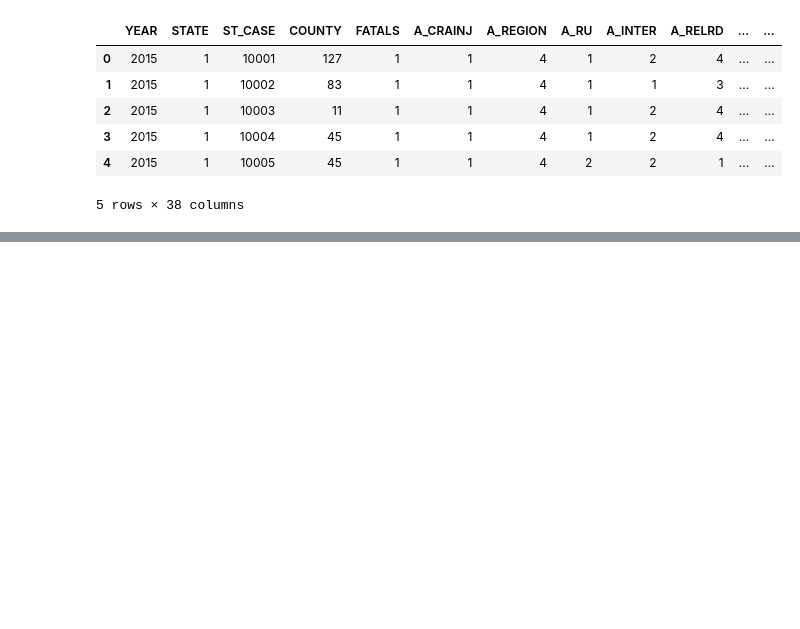
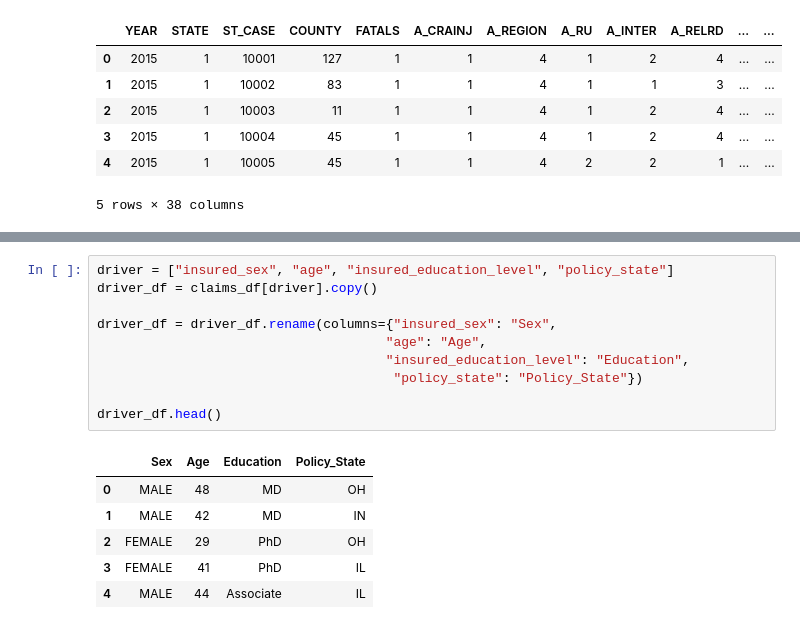
Before and after one commit to aftheiss/Auto-Collision-ETL, a Jupyter notebook: auto_collision.ipynb, the cells around one changed output, grey strips where cells are left out. Cells and saved outputs as stored; diff of their text form; blank space fills up the shorter version.

```diff
--- a/auto_collision.ipynb
+++ b/auto_collision.ipynb
@@ -30,0 +47,17 @@ accident_df.head()
+# %%
+driver = ["insured_sex", "age", "insured_education_level", "policy_state"]
+driver_df = claims_df[driver].copy()
+
+driver_df = driver_df.rename(columns={"insured_sex": "Sex",
+                                     "age": "Age",
+                                     "insured_education_level": "Education",
+                                      "policy_state": "Policy_State"})
+
+driver_df.head()
+# %% [output]
+|  | Sex | Age | Education | Policy_State |
+| 0 | MALE | 48 | MD | OH |
+| 1 | MALE | 42 | MD | IN |
+| 2 | FEMALE | 29 | PhD | OH |
+| 3 | FEMALE | 41 | PhD | IL |
+| 4 | MALE | 44 | Associate | IL |
```
Also changed, not shown: parts of 6 cells of this notebook.
